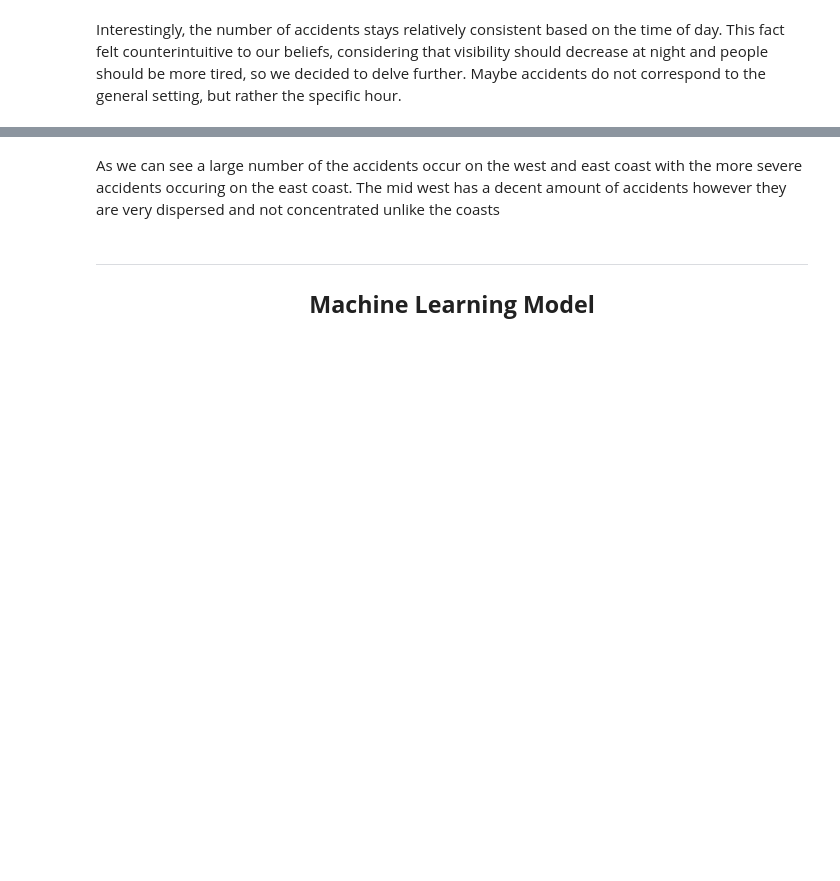
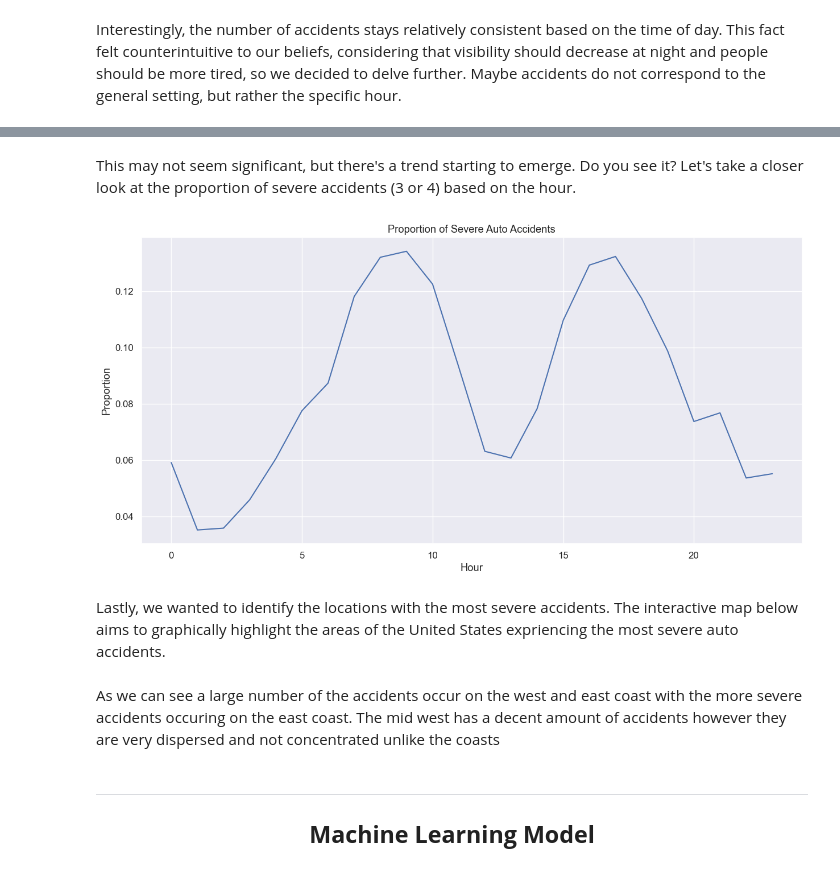
Before and after one commit to Anubis-vc/Anubis-vc.github.io, a Jupyter notebook: FinalProject.ipynb, the cells around one changed output, grey strips where cells are left out. Drawn from its saved outputs; the diff is of its cells as text; code cells hidden in the pictures; blank space fills up the shorter version.

```diff
--- a/FinalProject.ipynb
+++ b/FinalProject.ipynb
@@ -352,3 +361,22 @@ Lastly lets visualize where the most accidents in this data set are occuring
+# %% [markdown]
+This may not seem significant, but there's a trend starting to emerge. Do you see it? Let's take a closer look at the proportion of severe accidents (3 or 4) based on the hour.
+# %%
+severe_arr = []
+for i in range(24):
+    temp = df[df['Start_Hour'] == i]
+    total = len(temp.index)
+    sev = len(temp[temp['Severity'] >= 3])
+    severe_arr.append([sev, total, sev/total])
+severe_df= pd.DataFrame(data= severe_arr, columns= ['Severe', 'Total', 'Proportion'])
+
+plt.figure(figsize=(15,7))
+x = sns.lineplot(data= severe_df, x= severe_df.index.values, y= 'Proportion')
+x.set(xlabel= 'Hour', title= 'Proportion of Severe Auto Accidents')
+plt.show()
+# %% [output]
+[figure, added]
+# %% [markdown]
+Lastly, we wanted to identify the locations with the most severe accidents. The interactive map below aims to graphically highlight the areas of the United States expriencing the most severe auto accidents.
 # %%
 # accident_map = folium.Map(location=[37.0902, -95.7129], zoom_start=4.45, tiles='Stamen Terrain', prefer_canvas = True,zoom_control=False,
 #                scrollWheelZoom=False, dragging=False)
```
Also changed, not shown: parts of 13 cells of this notebook.
